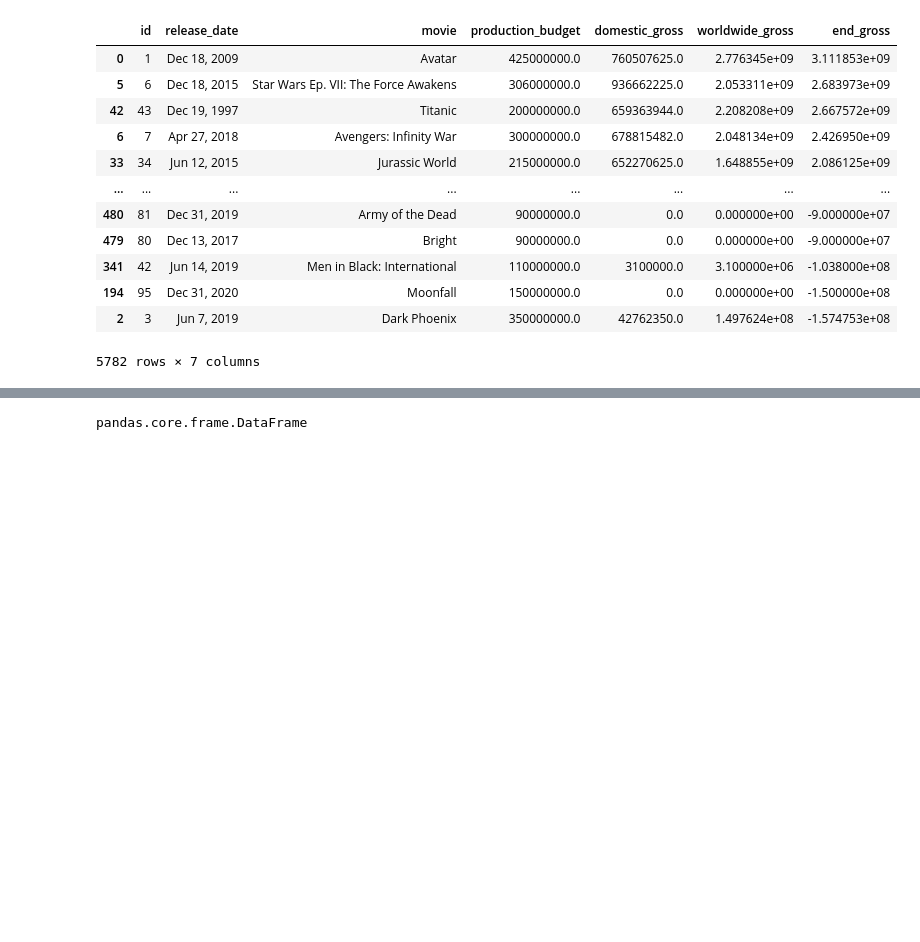
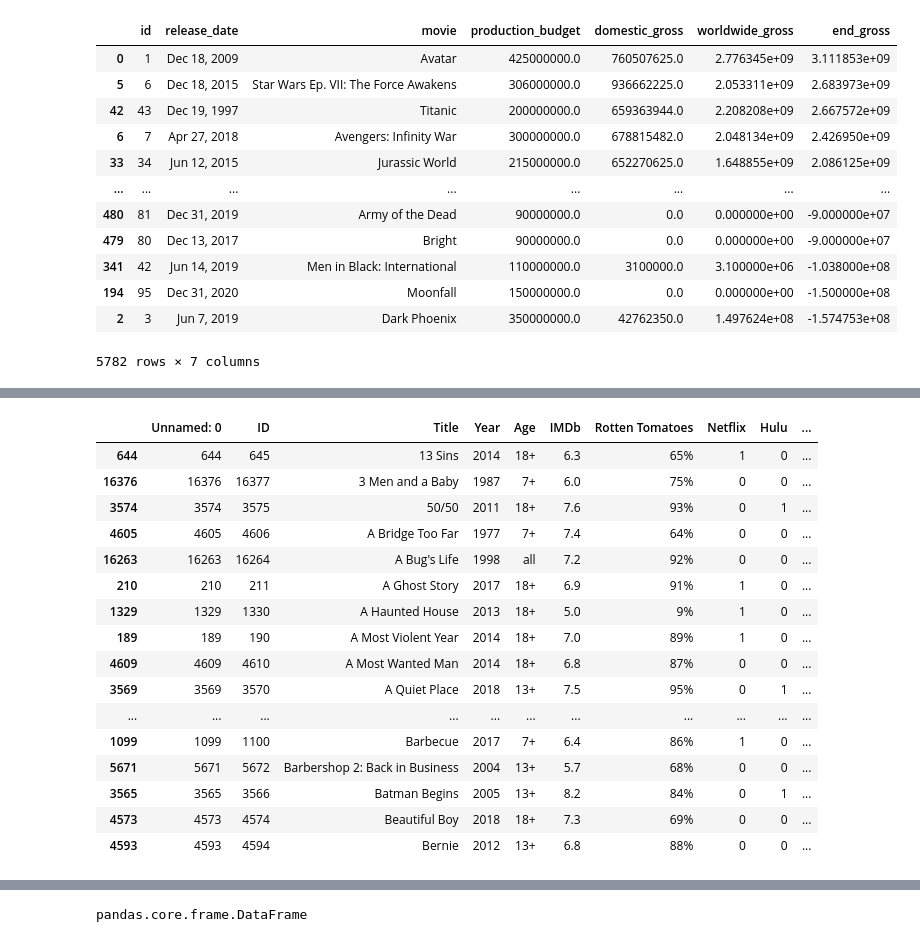
Before and after one commit to cclacey/microsoft_movie_analysis, a Jupyter notebook: create_sql_database.ipynb, the cells around one changed output, grey strips where cells are left out. Cells and saved outputs as stored; diff of their text form; code cells hidden in the pictures; blank space fills up the shorter version.

```diff
--- a/create_sql_database.ipynb
+++ b/create_sql_database.ipynb
@@ -187,0 +208,21 @@ budgets
+# %%
+top500 = df_count.sort_values(by='Title')
+top500.head(50)
+# %% [output]
+|  | Unnamed: 0 | ID | Title | Year | Age | IMDb | Rotten Tomatoes | Netflix | Hulu | ... |
+| 644 | 644 | 645 | 13 Sins | 2014 | 18+ | 6.3 | 65% | 1 | 0 | ... |
+| 16376 | 16376 | 16377 | 3 Men and a Baby | 1987 | 7+ | 6.0 | 75% | 0 | 0 | ... |
+| 3574 | 3574 | 3575 | 50/50 | 2011 | 18+ | 7.6 | 93% | 0 | 1 | ... |
+| 4605 | 4605 | 4606 | A Bridge Too Far | 1977 | 7+ | 7.4 | 64% | 0 | 0 | ... |
+| 16263 | 16263 | 16264 | A Bug's Life | 1998 | all | 7.2 | 92% | 0 | 0 | ... |
+| 210 | 210 | 211 | A Ghost Story | 2017 | 18+ | 6.9 | 91% | 1 | 0 | ... |
+| 1329 | 1329 | 1330 | A Haunted House | 2013 | 18+ | 5.0 | 9% | 1 | 0 | ... |
+| 189 | 189 | 190 | A Most Violent Year | 2014 | 18+ | 7.0 | 89% | 1 | 0 | ... |
+| 4609 | 4609 | 4610 | A Most Wanted Man | 2014 | 18+ | 6.8 | 87% | 0 | 0 | ... |
+| 3569 | 3569 | 3570 | A Quiet Place | 2018 | 13+ | 7.5 | 95% | 0 | 1 | ... |
+| ... | ... | ... | ... | ... | ... | ... | ... | ... | ... | ... |
+| 1099 | 1099 | 1100 | Barbecue | 2017 | 7+ | 6.4 | 86% | 1 | 0 | ... |
+| 5671 | 5671 | 5672 | Barbershop 2: Back in Business | 2004 | 13+ | 5.7 | 68% | 0 | 0 | ... |
+| 3565 | 3565 | 3566 | Batman Begins | 2005 | 13+ | 8.2 | 84% | 0 | 1 | ... |
+| 4573 | 4573 | 4574 | Beautiful Boy | 2018 | 18+ | 7.3 | 69% | 0 | 0 | ... |
+| 4593 | 4593 | 4594 | Bernie | 2012 | 13+ | 6.8 | 88% | 0 | 0 | ... |
```
Also changed, not shown: parts of 11 cells of this notebook.
